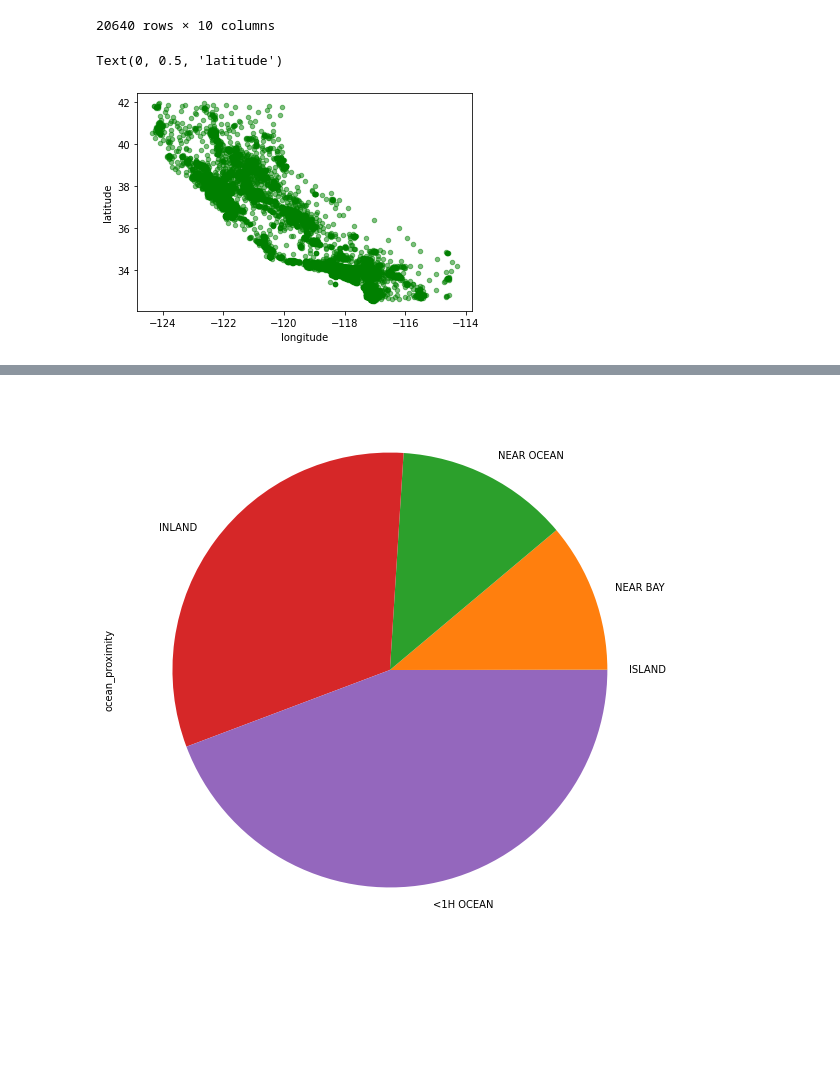
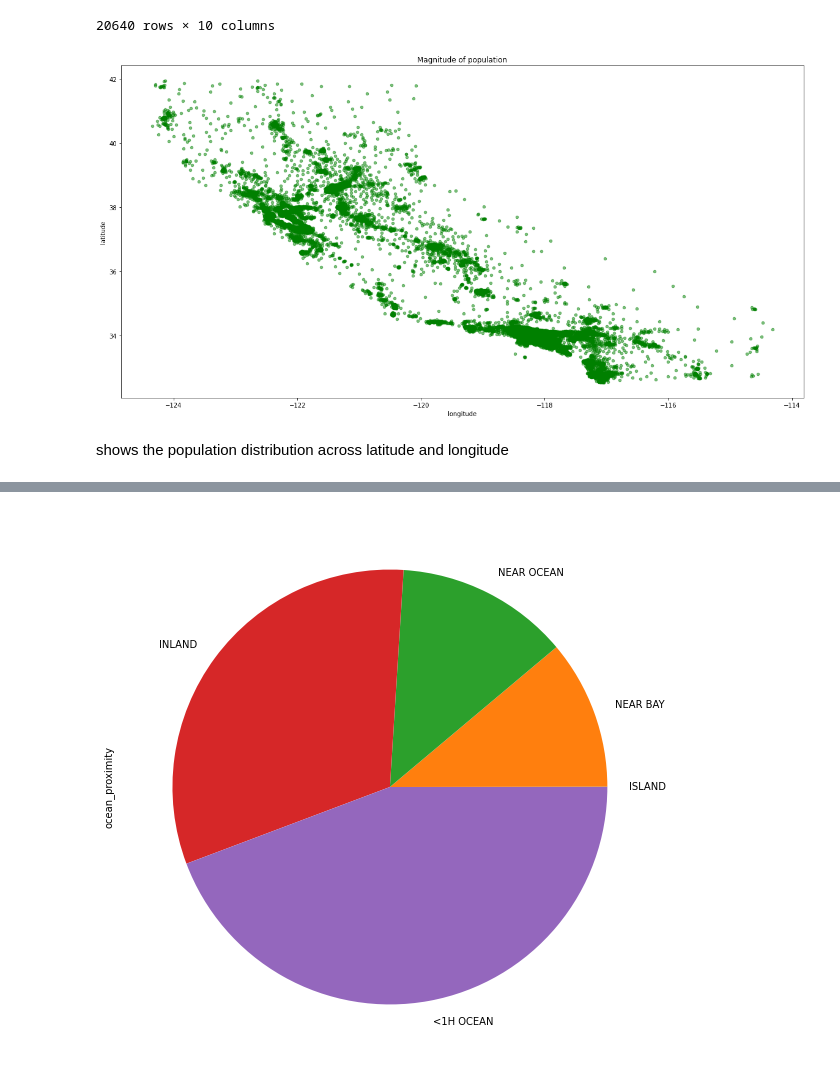
Before and after one commit to vinnovateit/VIIT_Team_MNIST, a Jupyter notebook: priyanka/HOUSING_DATASET/California Housing Prices.ipynb, the cells around one changed output, grey strips where cells are left out. Cells and saved outputs as stored; diff of their text form; code cells hidden in the pictures; blank space fills up the shorter version.

```diff
--- a/priyanka/HOUSING_DATASET/California Housing Prices.ipynb
+++ b/priyanka/HOUSING_DATASET/California Housing Prices.ipynb
@@ -195,9 +198,12 @@ dataset.isnull()
 | 20639 | False | False | False | False | False | False | False | ... |
 20640 rows × 10 columns
 # %%
-dataset.plot(x='longitude', y= 'latitude', kind='scatter', color='green',alpha=0.5)
+dataset.plot(x='longitude', y= 'latitude', kind='scatter', color='green',alpha=0.5,figsize=(20,10))
 plt.xlabel("longitude")
 plt.ylabel("latitude")
+plt.title("Magnitude of population")
+plt.show()
 # %% [output]
-Text(0, 0.5, 'latitude')
-[figure, old version]
+[figure, new version]
+# %% [markdown]
+shows the population distribution across latitude and longitude
```
Also changed, not shown: parts of 33 cells of this notebook.
